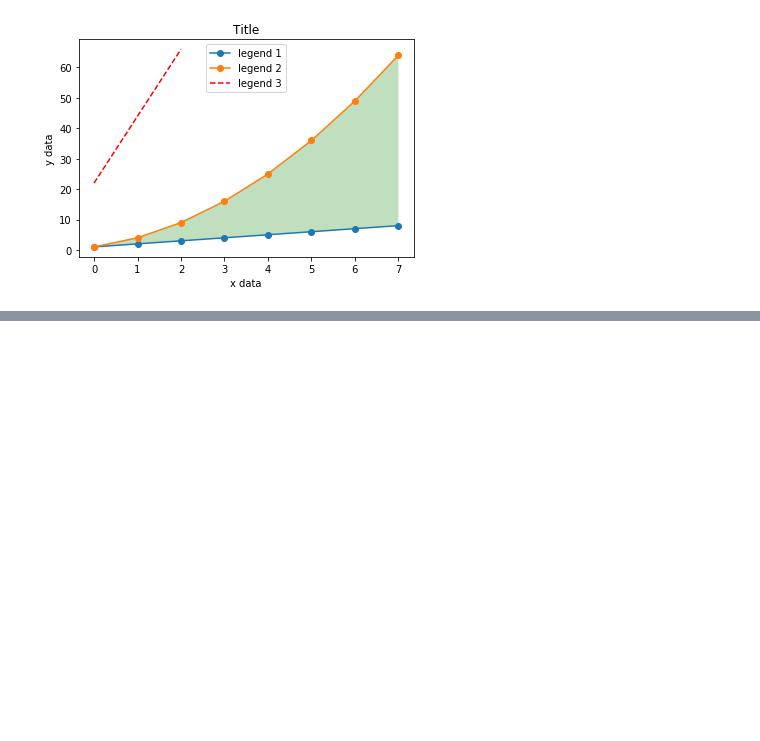
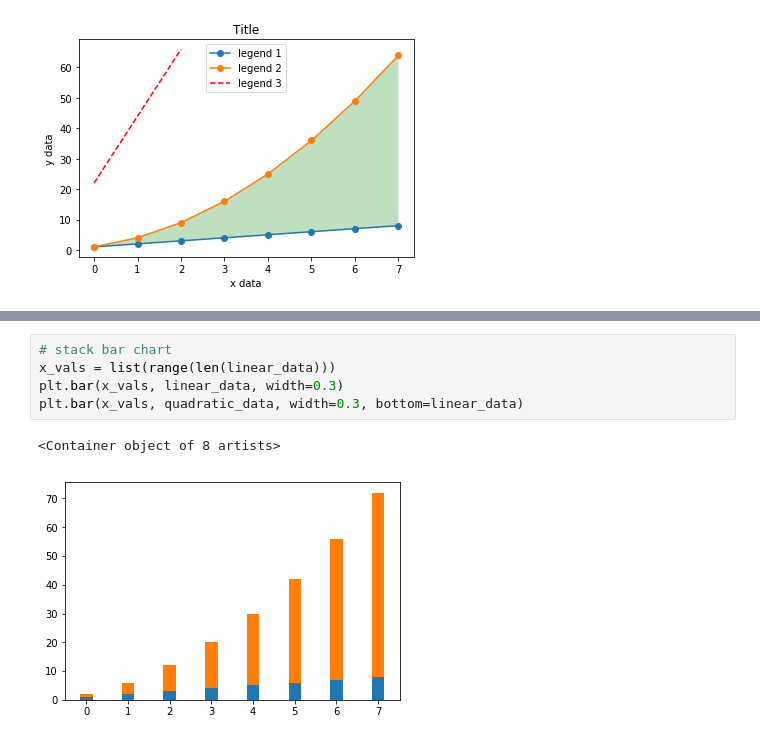
Before and after one commit to purple11261126/pandas, a Jupyter notebook: Python 数据可视化_01 基本图表.ipynb, the cells around one changed output, grey strips where cells are left out. Saved outputs shown, nothing was run; the diff lists cells and outputs as text; blank space fills up the shorter version.

```diff
--- a/Python 数据可视化_01 基本图表.ipynb
+++ b/Python 数据可视化_01 基本图表.ipynb
@@ -127,0 +152,8 @@ array(['2018-01-01', '2018-01-02', '2018-01-03', '2018-01-04',
+# %%
+# stack bar chart
+x_vals = list(range(len(linear_data)))
+plt.bar(x_vals, linear_data, width=0.3)
+plt.bar(x_vals, quadratic_data, width=0.3, bottom=linear_data)
+# %% [output]
+<Container object of 8 artists>
+[figure, added]
```
Also changed, not shown: parts of 5 cells of this notebook, 1 other file.
